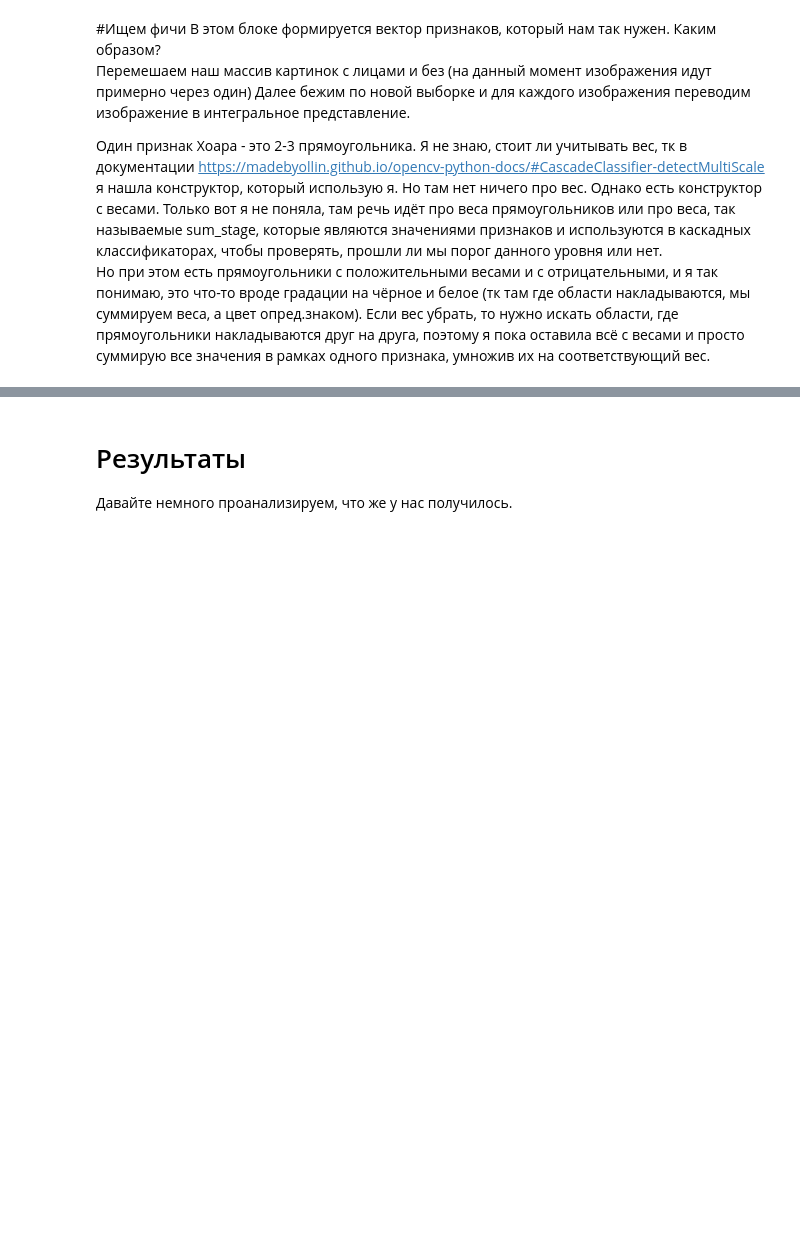
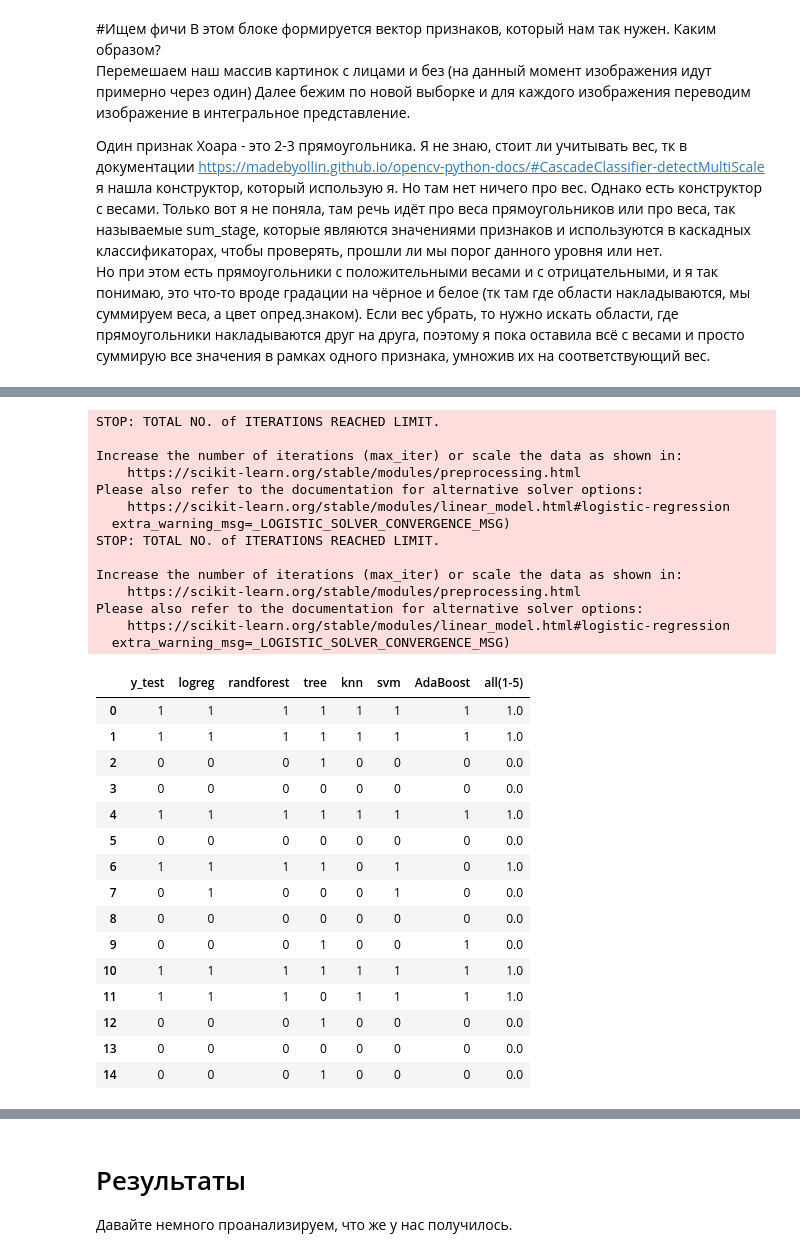
Before and after one commit to Kat-ies/Coursework, a Jupyter notebook: faceDetecting.ipynb, the cells around one changed output, grey strips where cells are left out. Cells and saved outputs as stored; diff of their text form; code cells hidden in the pictures; blank space fills up the shorter version.

```diff
--- a/faceDetecting.ipynb
+++ b/faceDetecting.ipynb
@@ -290,10 +312,10 @@ Faces(img=<PIL.Image.Image image mode=L size=40x40 at 0x...>, is_face=1, filenam
 # подготовим изображения для получения признаков на нём и посчитаем признаки
 # формируем вектор признаков
 
-def feature_creating(xz_kak_nazvat):
+def feature_creating(sample):
     haars_features = []
     matrix_features = []
-    for images in xz_kak_nazvat:
+    for images in sample:
       # интегральное представление изображения
       img = np.array(images.img, 'uint8')
       matrix_features.append(img.flatten())
@@ -389,5 +336,0 @@ Methods(y_test=array([1, 1, 0, ..., 0, 1, 1]), logreg=array([1, 1, 1, ..., 0, 1,
-# %%
-# обучение частей временно разбито на 2 части для удобства отладки
-y_test, logreg, randforest, tree = face_detecting(matrix_features_train, matrix_features_test, y_train, y_test)
-answ.append(Methods(y_test, logreg, randforest, tree))
-print(answ[1])
@@ -405,13 +336,0 @@ Methods(y_test=array([1, 1, 0, ..., 0, 1, 1]), logreg=array([1, 1, 1, ..., 0, 0,
-# %%
-# визуация полученных значений для признаков Хоара
-
-answ = np.array(answ)
-df = pd.DataFrame(columns=['y_test', 'logreg', 'randforest', 'tree'])
-df['y_test'] = answ[0][0]
-df['logreg'] = answ[0][1]
-df['randforest'] = answ[0][2]
-df['tree'] = answ[0][3]
-df['all'] = round(df[df.columns[1:]].mean(axis=1))
-
-#df[df['y_test'] == df['all']]
-df[:15]
@@ -434,0 +453,53 @@ df[:15]
+# %%
+# подготовим данные для финального анализа
+import pandas as pd
+
+
+haars_df = pd.DataFrame(columns=col_list)
+matrix_df = pd.DataFrame(columns=col_list)
+time_of_train = []
+
+time_of_train.append(training(haars_features_train, y_train, 'hf'))
+prediction(haars_features_test, 'hf', haars_df)
+haars_df.insert(0, 'y_test', y_test)
+
+time_of_train.append(training(matrix_features_train, y_train, 'mf'))
+prediction(matrix_features_test, 'mf', matrix_df)
+matrix_df.insert(0, 'y_test', y_test)
+
+#добавим ещё колонки
+haars_df['all(1-5)'] = round(haars_df[haars_df.columns[1:6]].mean(axis=1))
+matrix_df['all(1-5)'] = round(matrix_df[matrix_df.columns[1:6]].mean(axis=1))
+
+haars_df[:15]
+# %% [output]
+STOP: TOTAL NO. of ITERATIONS REACHED LIMIT.
+
+Increase the number of iterations (max_iter) or scale the data as shown in:
+    https://scikit-learn.org/stable/modules/preprocessing.html
+Please also refer to the documentation for alternative solver options:
+    https://scikit-learn.org/stable/modules/linear_model.html#logistic-regression
+  extra_warning_msg=_LOGISTIC_SOLVER_CONVERGENCE_MSG)
+STOP: TOTAL NO. of ITERATIONS REACHED LIMIT.
+
+Increase the number of iterations (max_iter) or scale the data as shown in:
+    https://scikit-learn.org/stable/modules/preprocessing.html
+Please also refer to the documentation for alternative solver options:
+    https://scikit-learn.org/stable/modules/linear_model.html#logistic-regression
+  extra_warning_msg=_LOGISTIC_SOLVER_CONVERGENCE_MSG)
+|  | y_test | logreg | randforest | tree | knn | svm | AdaBoost | all(1-5) |
+| 0 | 1 | 1 | 1 | 1 | 1 | 1 | 1 | 1.0 |
+| 1 | 1 | 1 | 1 | 1 | 1 | 1 | 1 | 1.0 |
+| 2 | 0 | 0 | 0 | 1 | 0 | 0 | 0 | 0.0 |
+| 3 | 0 | 0 | 0 | 0 | 0 | 0 | 0 | 0.0 |
+| 4 | 1 | 1 | 1 | 1 | 1 | 1 | 1 | 1.0 |
+| 5 | 0 | 0 | 0 | 0 | 0 | 0 | 0 | 0.0 |
+| 6 | 1 | 1 | 1 | 1 | 0 | 1 | 0 | 1.0 |
+| 7 | 0 | 1 | 0 | 0 | 0 | 1 | 0 | 0.0 |
+| 8 | 0 | 0 | 0 | 0 | 0 | 0 | 0 | 0.0 |
+| 9 | 0 | 0 | 0 | 1 | 0 | 0 | 1 | 0.0 |
+| 10 | 1 | 1 | 1 | 1 | 1 | 1 | 1 | 1.0 |
+| 11 | 1 | 1 | 1 | 0 | 1 | 1 | 1 | 1.0 |
+| 12 | 0 | 0 | 0 | 1 | 0 | 0 | 0 | 0.0 |
+| 13 | 0 | 0 | 0 | 0 | 0 | 0 | 0 | 0.0 |
+| 14 | 0 | 0 | 0 | 1 | 0 | 0 | 0 | 0.0 |
```
Also changed, not shown: parts of 34 cells of this notebook.
